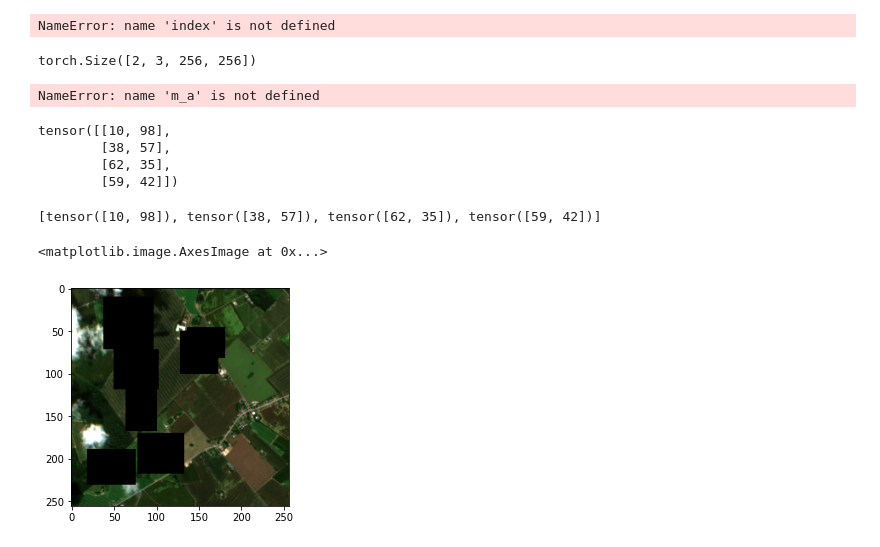
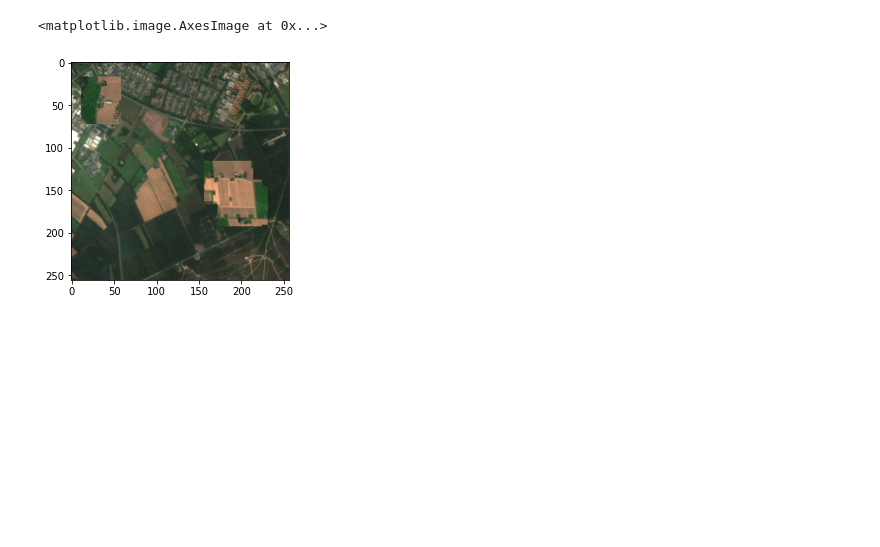
Before and after one commit to hugisveitti/thesis, a Jupyter notebook: code/model/test_losses.ipynb, the cells around one changed output. Cells and saved outputs as stored; diff of their text form; code cells hidden in the pictures; blank space fills up the shorter version.

```diff
--- a/code/model/test_losses.ipynb
+++ b/code/model/test_losses.ipynb
@@ -19,7 +19,7 @@ from datautils import create_img_from_classes, unprocess
 device = "cpu"
 # %%
 ds = SatelliteDataset("../../data/train")
-batch_size = 2
+batch_size = 1
 loader = DataLoader(ds, batch_size, shuffle=True)
 # %%
 rgb_a, rgb_ab, lc_a, lc_b, binary_mask, lc_ab, masked_areas = next(iter(loader))
@@ -51,12 +102,0 @@ for j in range(len(masked_areas[0][0])):
-# %%
-index.shape
-# %% [output]
-NameError: name 'index' is not defined
-# %%
-rgb_ab.shape
-# %% [output]
-torch.Size([2, 3, 256, 256])
-# %%
-index = torch.stack(m_a)
-# %% [output]
-NameError: name 'm_a' is not defined
@@ -65,11 +102,0 @@ m_a = [torch.vstack(ma) for ma in masked_areas]
-# %%
-torch.vstack(masked_areas[0])
-# %% [output]
-tensor([[10, 98],
-        [38, 57],
-        [62, 35],
-        [59, 42]])
-# %%
-masked_areas[0]
-# %% [output]
-[tensor([10, 98]), tensor([38, 57]), tensor([62, 35]), tensor([59, 42])]
@@ -79,8 +103,8 @@ img = np.moveaxis(img, 0, -1)
 # %%
-plt.imshow(img)
+plt.imshow(unprocess(rgb_ab.detach()))
 # %% [output]
 <matplotlib.image.AxesImage at 0x...>
-[figure, old version]
+[figure, new version]
 # %%
 pixel_loss_fn = nn.MSELoss()
 # %%
```
Also changed, not shown: parts of 96 cells of this notebook, 6 other files.
